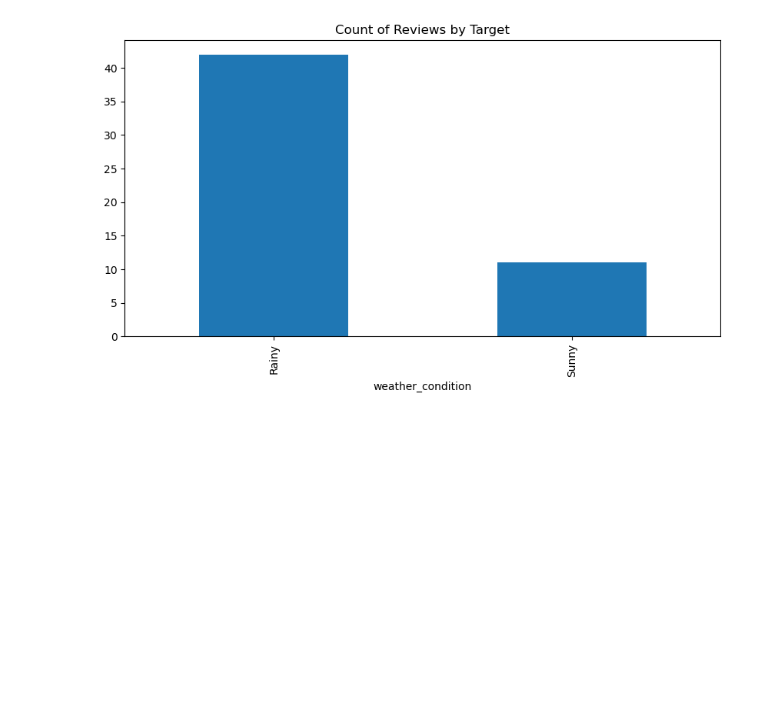
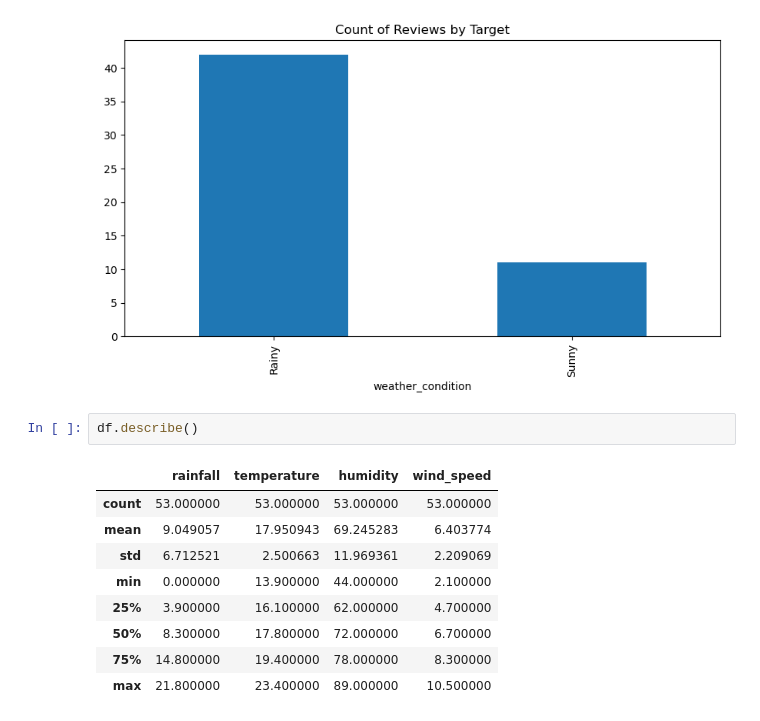
Before and after one commit to MaukanMir/Rainfall-Classification-Analysis, a Jupyter notebook: training.ipynb, the cells around one changed output. Saved outputs shown, nothing was run; the diff lists cells and outputs as text; blank space fills up the shorter version.

```diff
--- a/training.ipynb
+++ b/training.ipynb
@@ -86,3 +86,15 @@ check_class_imbalance(df, df["weather_condition"], "weather_condition")
 Class=Rainy, Count=42, Percentage=79.245%
 Class=Sunny, Count=11, Percentage=20.755%
 [figure]
+# %%
+df.describe()
+# %% [output]
+|  | rainfall | temperature | humidity | wind_speed |
+| count | 53.000000 | 53.000000 | 53.000000 | 53.000000 |
+| mean | 9.049057 | 17.950943 | 69.245283 | 6.403774 |
+| std | 6.712521 | 2.500663 | 11.969361 | 2.209069 |
+| min | 0.000000 | 13.900000 | 44.000000 | 2.100000 |
+| 25% | 3.900000 | 16.100000 | 62.000000 | 4.700000 |
+| 50% | 8.300000 | 17.800000 | 72.000000 | 6.700000 |
+| 75% | 14.800000 | 19.400000 | 78.000000 | 8.300000 |
+| max | 21.800000 | 23.400000 | 89.000000 | 10.500000 |
```
